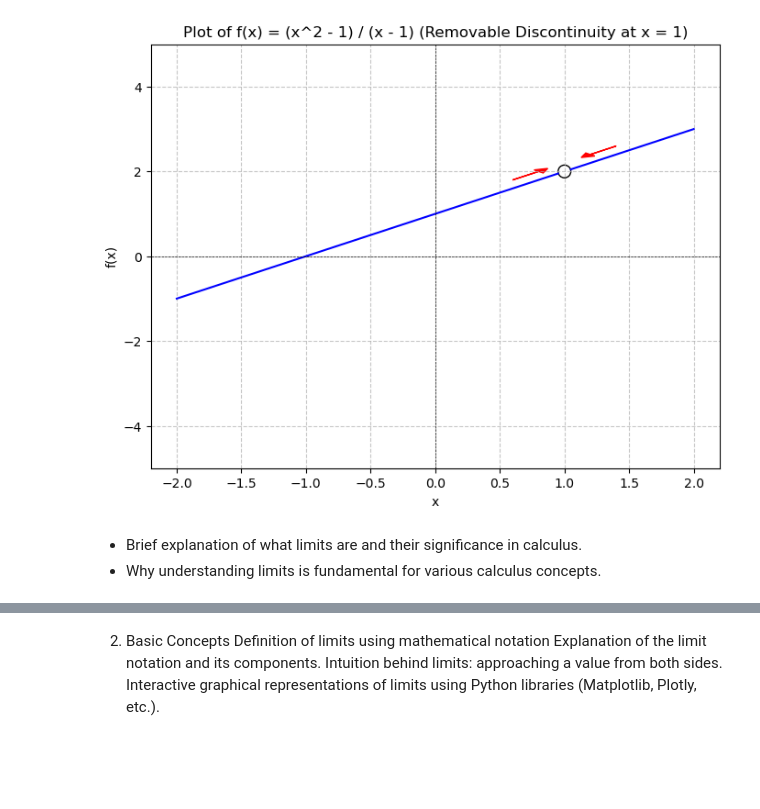
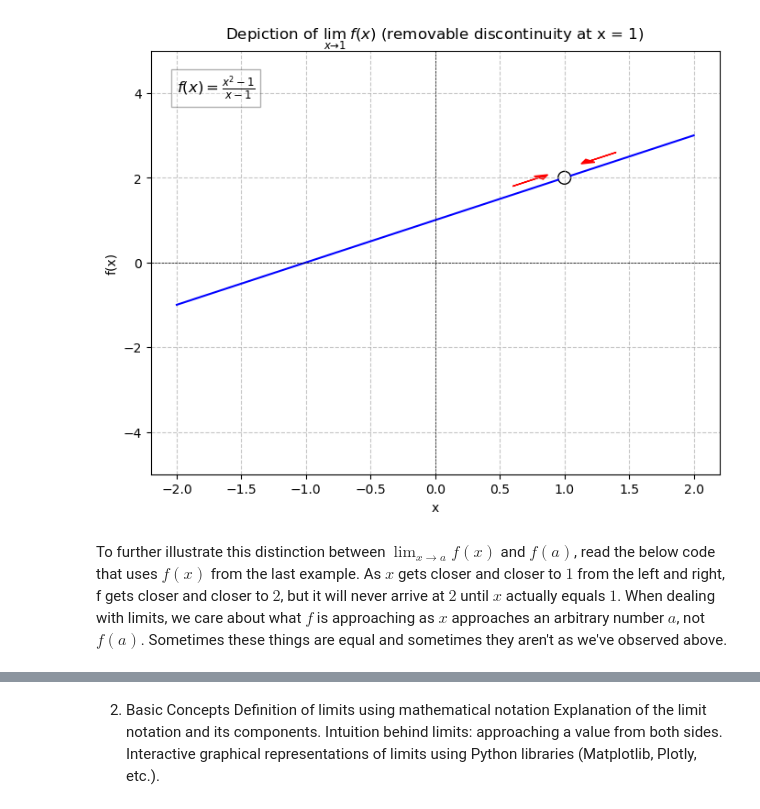
Before and after one commit to gabecano4308/calculus-visualized, a Jupyter notebook: 1) limits/1) limits_intro.ipynb, the cells around one changed output, grey strips where cells are left out. Drawn from its saved outputs; the diff is of its cells as text; code cells hidden in the pictures; blank space fills up the shorter version.

```diff
--- a/1) limits/1) limits_intro.ipynb
+++ b/1) limits/1) limits_intro.ipynb
@@ -57,35 +66,38 @@ def f(x):
 x_left = np.linspace(-2, 0.95, 400)  # Values slightly less than 1
 x_right = np.linspace(1.05, 2, 400)   # Values slightly greater than 1
 x = np.concatenate((x_left, x_right))
 
 # Generate y values using the function
 y = f(x)
 
 # Plot the function
 plt.figure(figsize=(8, 6))
 plt.plot(x_left, f(x_left), color='blue')
 plt.plot(x_right, f(x_right), color='blue')
 
 # Add a blank circle at the gap (x=1)
 plt.scatter(1, 2, color='black', facecolors='none', s=100,
             edgecolors='black', label='Removable Discontinuity')
 
 plt.arrow(0.6, 1.8, 0.2, 0.2, head_width=0.1, head_length=0.1,
           fc='red', ec='red')
 plt.arrow(1.4, 2.6, -0.2, -0.2, head_width=0.1, head_length=0.1,
           fc='red', ec='red')
 
+plt.text(-2, 4, r'$f(x) = \frac{x^2 - 1}{x - 1}$', fontsize=12,
+         bbox=dict(facecolor='white', alpha=0.3))
+
+
 # Add labels and title
 plt.xlabel('x')
 plt.ylabel('f(x)')
-plt.title('Plot of f(x) = (x^2 - 1) / (x - 1) (Removable Discontinuity at x = 1)')
+plt.title(r'Depiction of $\lim_{{x \to 1}} \: f(x)$ (removable discontinuity at x = 1)')
 plt.axhline(0, color='black', linewidth=0.5, linestyle='--')  # x-axis
 plt.axvline(0, color='black', linewidth=0.5, linestyle='--')  # y-axis
 plt.grid(True, linestyle='--', alpha=0.7)
 plt.ylim(-5, 5)  # Set y-axis limits for better visualization
 plt.show()
 # %% [output]
-[figure, old version]
+[figure, new version]
-# %% [markdown]
-- Brief explanation of what limits are and their significance in calculus.
-- Why understanding limits is fundamental for various calculus concepts.
+# %% [markdown]
+To further illustrate this distinction between $\lim_{{x \to a}} f(x)$ and $f(a)$, read the below code that uses $f(x)$ from the last example. As $x$ gets closer and closer to $1$ from the left and right, f gets closer and closer to $2$, but it will never arrive at $2$ until $x$ actually equals $1$. When dealing with limits, we care about what $f$ is approaching as $x$ approaches an arbitrary number $a$, not $f(a)$. Sometimes these things are equal and sometimes they aren't as we've observed above.
```
Also changed, not shown: parts of 10 cells of this notebook.
